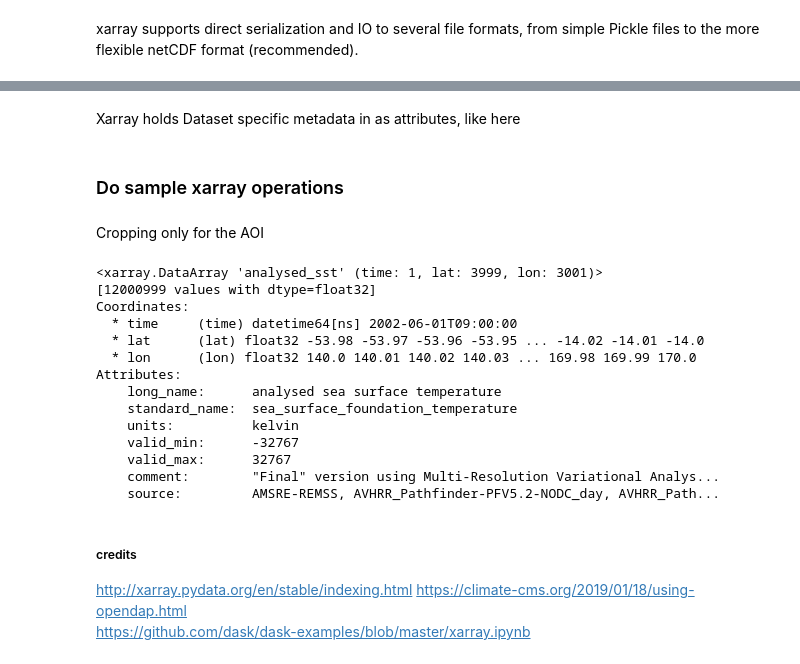
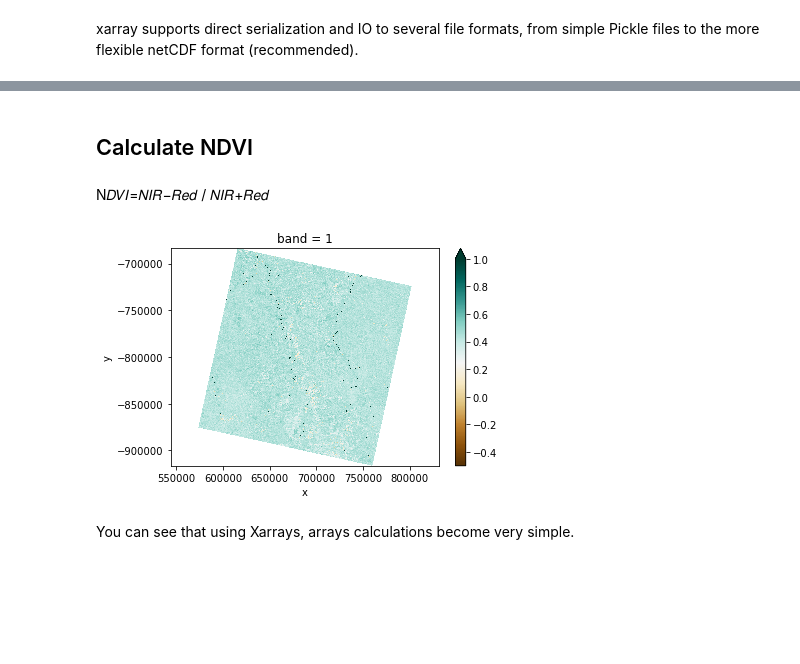
Before and after one commit to ESIPFed/open-data-education, a Jupyter notebook: x-array.ipynb, the cells around one changed output, grey strips where cells are left out. Drawn from its saved outputs; the diff is of its cells as text; code cells hidden in the pictures; blank space fills up the shorter version.

```diff
--- a/x-array.ipynb
+++ b/x-array.ipynb
@@ -39,0 +70,4 @@ Attributes:
+# %%
+red = xa.open_rasterio(url+redband, chunks={'band': 1, 'x': 1024, 'y': 1024})
+nir = xa.open_rasterio(url+nirband, chunks={'band': 1, 'x': 1024, 'y': 1024})
+red
@@ -61,29 +100,16 @@ Attributes:
-# %% [markdown]
-Xarray holds Dataset specific metadata in as attributes, like here
-# %% [markdown]
-### Do sample xarray operations
-# %% [markdown]
-Cropping only for the AOI
-# %%
-sst=data['analysed_sst'].sel(lat=slice(-53.99,-14), lon=slice(140,170))
-sst
-# %% [output]
-<xarray.DataArray 'analysed_sst' (time: 1, lat: 3999, lon: 3001)>
-[12000999 values with dtype=float32]
-Coordinates:
-  * time     (time) datetime64[ns] 2002-06-01T09:00:00
-  * lat      (lat) float32 -53.98 -53.97 -53.96 -53.95 ... -14.02 -14.01 -14.0
-  * lon      (lon) float32 140.0 140.01 140.02 140.03 ... 169.98 169.99 170.0
-Attributes:
-    long_name:      analysed sea surface temperature
-    standard_name:  sea_surface_foundation_temperature
-    units:          kelvin
-    valid_min:      -32767
-    valid_max:      32767
-    comment:        "Final" version using Multi-Resolution Variational Analys...
-    source:         AMSRE-REMSS, AVHRR_Pathfinder-PFV5.2-NODC_day, AVHRR_Path...
-# %% [markdown]
-##### credits
-http://xarray.pydata.org/en/stable/indexing.html
-https://climate-cms.org/2019/01/18/using-opendap.html
-https://github.com/dask/dask-examples/blob/master/xarray.ipynb
+# %% [markdown]
+## Calculate NDVI
+# %% [markdown]
+N𝐷𝑉𝐼=𝑁𝐼𝑅−𝑅𝑒𝑑 / 𝑁𝐼𝑅+𝑅𝑒𝑑
+# %%
+ndvi = (nir - red) / (nir + red)
+ndvi2d = ndvi.squeeze()
+# %%
+plt.figure()
+im = ndvi2d.compute().plot.imshow(cmap='BrBG', vmin=-0.5, vmax=1)
+plt.axis('equal')
+plt.show()
+# %% [output]
+[figure, added]
+# %% [markdown]
+You can see that using Xarrays, arrays calculations become very simple.
```
Also changed, not shown: parts of 17 cells of this notebook.
